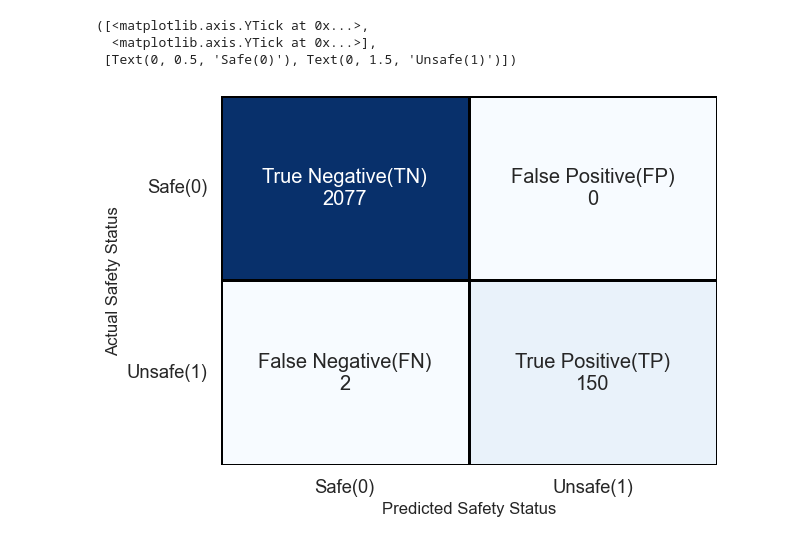
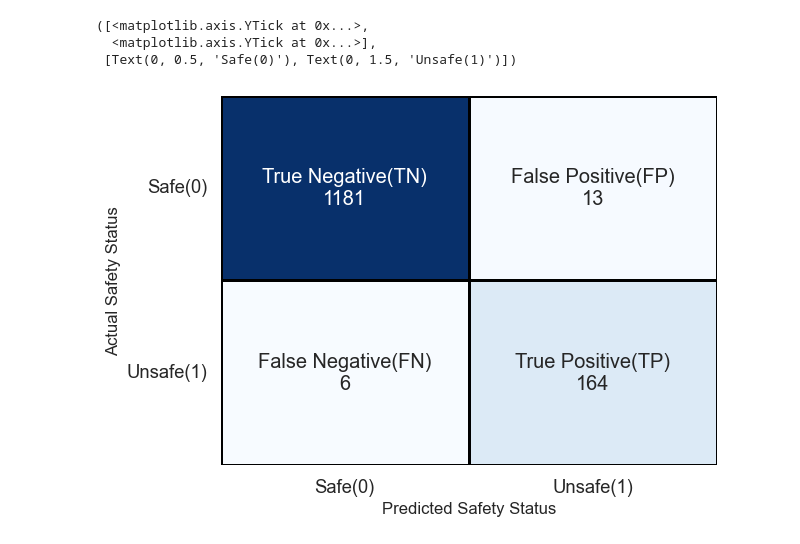
Before and after one commit to jinbeomjeong/estimate_crawler_crane_ground_pressure, a Jupyter notebook: analysis_rollover_detection_onnx_model.ipynb, the cells around one changed output. Drawn from its saved outputs; the diff is of its cells as text; code cells hidden in the pictures.

```diff
--- a/analysis_rollover_detection_onnx_model.ipynb
+++ b/analysis_rollover_detection_onnx_model.ipynb
@@ -170,0 +188,11 @@ ax2.get_legend().remove() if ax2.get_legend() else None
+# %%
+input_buf = np.zeros(shape=(1, seq_len, len(feature_name_list)), dtype=np.float32)
+pred_list = []
+
+for input_sig in tqdm(feature):
+    input_buf = np.roll(a=input_buf, shift=-1, axis=1)
+    input_buf[0, -1, :] = input_sig
+
+    pred_list.append(np.square(model.run(output_names=None, input_feed={'input': input_buf})).item())
+
+pred_arr = np.array(pred_list)
@@ -170,0 +302,12 @@ ax2.get_legend().remove() if ax2.get_legend() else None
+# %%
+#file_name = 'data20251222-152557_swing_90_boom_55_2.csv'
+file_name = file_name_list[9]
+path = os.path.join('data/on-road_test_15meter', file_name)
+data = pd.read_csv(path)
+data['ref_swing_angle(deg)'] = 0
+
+data_sorted = data.copy()
+data_sorted = data_sorted[data_sorted['boom_angle(deg)'] > 1]
+data_sorted = data_sorted.iloc[:, 1:]
+data_sorted.reset_index(drop=True, inplace=True)
+data_sorted
@@ -171,5 +474,8 @@ ax2.get_legend().remove() if ax2.get_legend() else None
 # %%
-feature_name_list = ['boom_angle(deg)', 'load_weight(ton)', 'engine_speed(rpm)']
+dataset = data_sorted
+
+feature_name_list = ['boom_angle(deg)', 'ref_swing_angle(deg)', 'load_weight(ton)', 'engine_speed(rpm)',
+                     'body_angle_x(deg)', 'body_angle_y(deg)']
 target_name = 'roll_over_state'
 
 dataset_arr = dataset[feature_name_list + [target_name]]
@@ -191,8 +497,8 @@ dataset_arr
 # %%
 dataset_arr = dataset_arr.to_numpy()
 
-feature = dataset_arr[:, 0:3]
-target = dataset_arr[:, 3]
+feature = dataset_arr[:, 0:len(feature_name_list)]
+target = dataset_arr[:, len(feature_name_list)]
 # %%
 input_buf = np.zeros(shape=(1, seq_len, len(feature_name_list)), dtype=np.float32)
 pred_list = []
@@ -282,20 +538,20 @@ Text(0, 0.5, 'Score')
 # %%
-pred_binary = np.where(pred_arr > 0.01, 1, 0)
+pred_binary = np.where(pred_arr > 0.910, 1, 0)
 
 cm = confusion_matrix(target, pred_binary)
 
 labels = np.array([[f'True Negative(TN)\n{cm[0, 0]}', f'False Positive(FP)\n{cm[0, 1]}'],
                    [f'False Negative(FN)\n{cm[1, 0]}', f'True Positive(TP)\n{cm[1, 1]}']])
 
 sns.heatmap(cm, annot=labels, fmt='', cmap='Blues', cbar=False, linecolor='black', linewidths=1)
 
 plt.ylabel('Actual Safety Status', fontsize=12)
 plt.xlabel('Predicted Safety Status', fontsize=12)
 
 plt.xticks([0.5, 1.5], ['Safe(0)', 'Unsafe(1)'])
 plt.yticks([0.5, 1.5], ['Safe(0)', 'Unsafe(1)'], rotation=0, va='center')
 # %% [output]
 ([<matplotlib.axis.YTick at 0x...>,
   <matplotlib.axis.YTick at 0x...>],
  [Text(0, 0.5, 'Safe(0)'), Text(0, 1.5, 'Unsafe(1)')])
-[figure, old version]
+[figure, new version]
```
Also changed, not shown: parts of 40 cells of this notebook, 1 other file.
